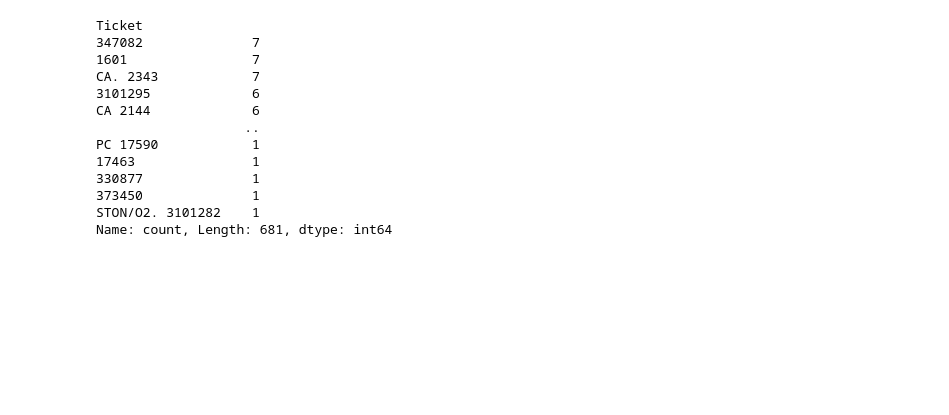
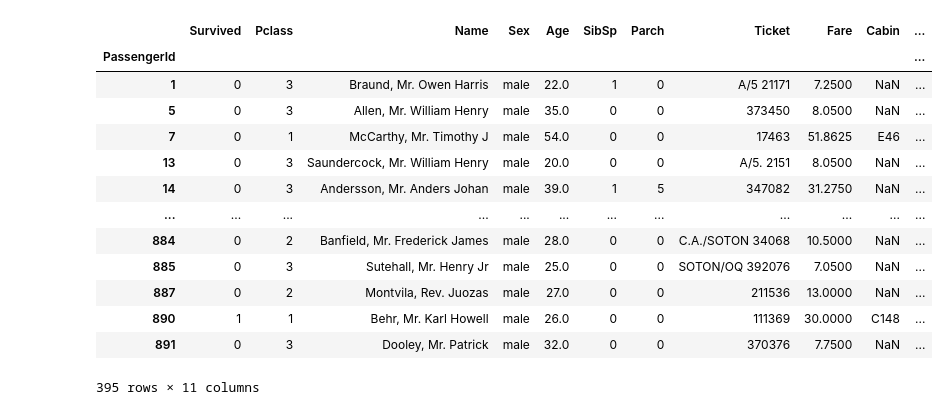
Before and after one commit to yashdeep-patil/Pandas, a Jupyter notebook: pandas.ipynb, the cells around one changed output. Cells and saved outputs as stored; diff of their text form; code cells hidden in the pictures; blank space fills up the shorter version.

```diff
--- a/pandas.ipynb
+++ b/pandas.ipynb
@@ -147,16 +36,2 @@ sub.sort_index(ascending=True)
 # %%
-sub["Ticket"].value_counts()
+sub["Age"].value_counts()
-# %% [output]
-Ticket
-347082              7
-1601                7
-CA. 2343            7
-3101295             6
-CA 2144             6
-                   ..
-PC 17590            1
-17463               1
-330877              1
-373450              1
-STON/O2. 3101282    1
-Name: count, Length: 681, dtype: int64
@@ -162,0 +46,17 @@ Name: count, Length: 681, dtype: int64
+# %%
+sub[(sub["Age"] >= 18) & ~(sub["Sex"] == "female" )]
+# %% [output]
+|  | Survived | Pclass | Name | Sex | Age | SibSp | Parch | Ticket | Fare | Cabin | ... |
+| PassengerId |  |  |  |  |  |  |  |  |  |  | ... |
+| 1 | 0 | 3 | Braund, Mr. Owen Harris | male | 22.0 | 1 | 0 | A/5 21171 | 7.2500 | NaN | ... |
+| 5 | 0 | 3 | Allen, Mr. William Henry | male | 35.0 | 0 | 0 | 373450 | 8.0500 | NaN | ... |
+| 7 | 0 | 1 | McCarthy, Mr. Timothy J | male | 54.0 | 0 | 0 | 17463 | 51.8625 | E46 | ... |
+| 13 | 0 | 3 | Saundercock, Mr. William Henry | male | 20.0 | 0 | 0 | A/5. 2151 | 8.0500 | NaN | ... |
+| 14 | 0 | 3 | Andersson, Mr. Anders Johan | male | 39.0 | 1 | 5 | 347082 | 31.2750 | NaN | ... |
+| ... | ... | ... | ... | ... | ... | ... | ... | ... | ... | ... | ... |
+| 884 | 0 | 2 | Banfield, Mr. Frederick James | male | 28.0 | 0 | 0 | C.A./SOTON 34068 | 10.5000 | NaN | ... |
+| 885 | 0 | 3 | Sutehall, Mr. Henry Jr | male | 25.0 | 0 | 0 | SOTON/OQ 392076 | 7.0500 | NaN | ... |
+| 887 | 0 | 2 | Montvila, Rev. Juozas | male | 27.0 | 0 | 0 | 211536 | 13.0000 | NaN | ... |
+| 890 | 1 | 1 | Behr, Mr. Karl Howell | male | 26.0 | 0 | 0 | 111369 | 30.0000 | C148 | ... |
+| 891 | 0 | 3 | Dooley, Mr. Patrick | male | 32.0 | 0 | 0 | 370376 | 7.7500 | NaN | ... |
+395 rows × 11 columns
```
Also changed, not shown: parts of 15 cells of this notebook.
